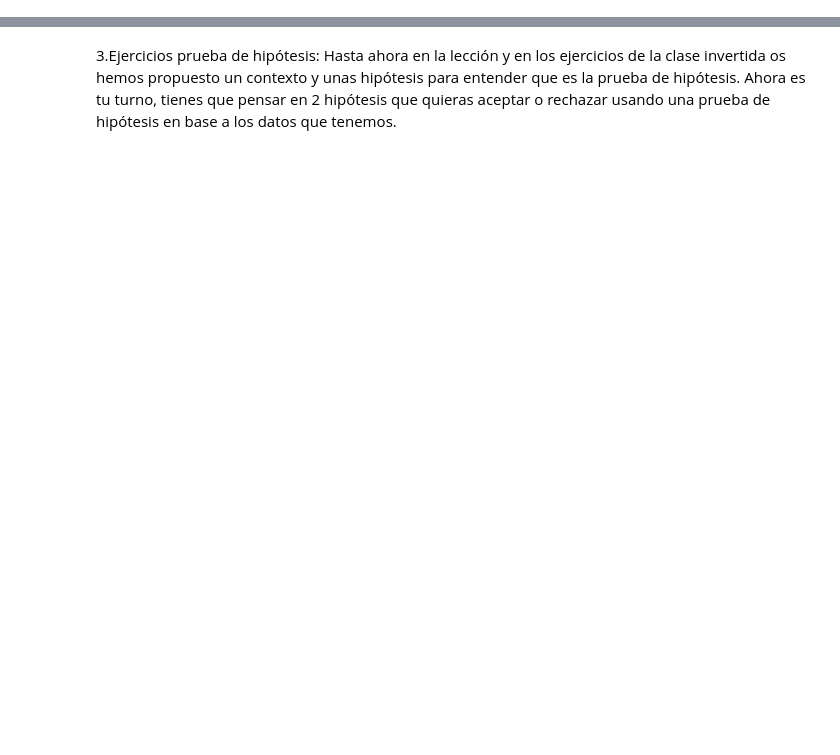
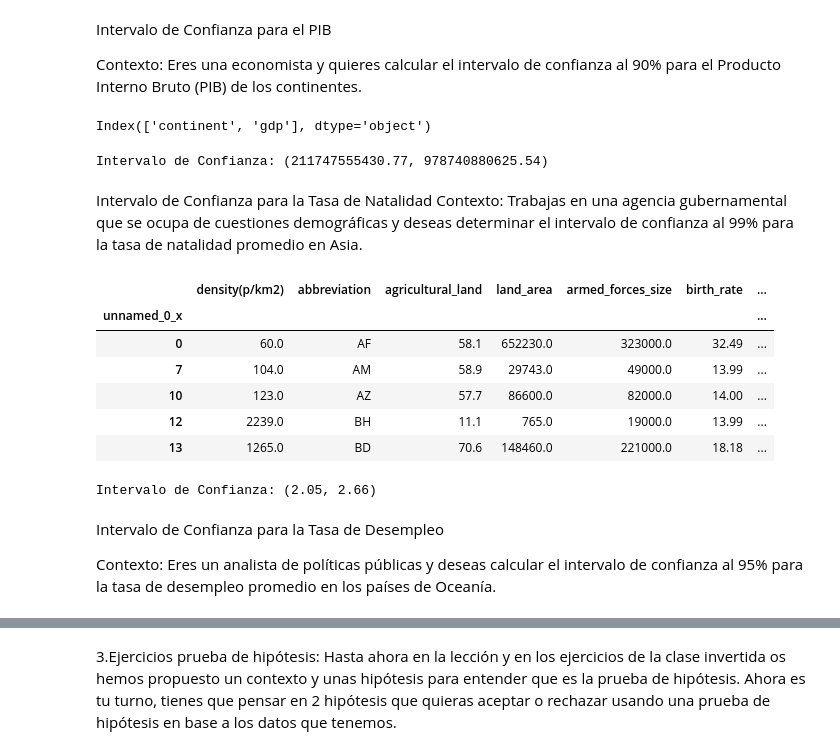
Before and after one commit to inesaag/Pair-Programming-Modulo-3-Sprint1-InesyMirna, a Jupyter notebook: pair_3_infe.ipynb, the cells around one changed output, grey strips where cells are left out. Saved outputs shown, nothing was run; the diff lists cells and outputs as text; code cells hidden in the pictures; blank space fills up the shorter version.

```diff
--- a/pair_3_infe.ipynb
+++ b/pair_3_infe.ipynb
@@ -80,0 +59,3 @@ Contexto: Trabajas en un ministerio de finanzas y deseas estimar el intervalo de
+# %%
+df = pd.read_csv("world_data_total_2.csv", index_col = 0)
+df.head()
@@ -80,0 +118,4 @@ Contexto: Trabajas en un ministerio de finanzas y deseas estimar el intervalo de
+# %% [markdown]
+Intervalo de Confianza para el PIB
+
+Contexto: Eres una economista y quieres calcular el intervalo de confianza al 90% para el Producto Interno Bruto (PIB) de los continentes.
@@ -80,0 +124,57 @@ Contexto: Trabajas en un ministerio de finanzas y deseas estimar el intervalo de
+# %%
+df2.columns
+# %% [output]
+Index(['continent', 'gdp'], dtype='object')
+# %%
+media = df2["gdp"].mean()
+
+error = stats.sem(df2["gdp"])
+
+nivel_confianza = 0.90
+
+grados_libertad = len(df2["gdp"]) - 1
+
+valor_critico = stats.t.ppf((1 + nivel_confianza) / 2, df=grados_libertad)
+
+limite_inferior = media - valor_critico * error
+limite_superior = media + valor_critico * error
+
+print(f"Intervalo de Confianza: ({np.round(limite_inferior, 2)}, {np.round(limite_superior, 2)})")
+# %% [output]
+Intervalo de Confianza: (211747555430.77, 978740880625.54)
+# %% [markdown]
+Intervalo de Confianza para la Tasa de Natalidad
+Contexto: Trabajas en una agencia gubernamental que se ocupa de cuestiones demográficas y deseas determinar el intervalo de confianza al 99% para la tasa de natalidad promedio en Asia.
+# %%
+df3 = df[df["continent"] == 'Asia']
+df4 = df3[df3["fertility_rate"].notnull()]
+df4.head()
+# %% [output]
+|  | density(p/km2) | abbreviation | agricultural_land | land_area | armed_forces_size | birth_rate | ... |
+| unnamed_0_x |  |  |  |  |  |  | ... |
+| 0 | 60.0 | AF | 58.1 | 652230.0 | 323000.0 | 32.49 | ... |
+| 7 | 104.0 | AM | 58.9 | 29743.0 | 49000.0 | 13.99 | ... |
+| 10 | 123.0 | AZ | 57.7 | 86600.0 | 82000.0 | 14.00 | ... |
+| 12 | 2239.0 | BH | 11.1 | 765.0 | 19000.0 | 13.99 | ... |
+| 13 | 1265.0 | BD | 70.6 | 148460.0 | 221000.0 | 18.18 | ... |
+# %%
+media = df4["fertility_rate"].mean()
+
+error = stats.sem(df4["fertility_rate"])
+
+nivel_confianza = 0.99
+
+grados_libertad = len(df4["fertility_rate"]) - 1
+
+valor_critico = stats.t.ppf((1 + nivel_confianza) / 2, df=grados_libertad)
+
+limite_inferior = media - valor_critico * error
+limite_superior = media + valor_critico * error
+
+print(f"Intervalo de Confianza: ({np.round(limite_inferior, 2)}, {np.round(limite_superior, 2)})")
+# %% [output]
+Intervalo de Confianza: (2.05, 2.66)
+# %% [markdown]
+Intervalo de Confianza para la Tasa de Desempleo
+
+Contexto: Eres un analista de políticas públicas y deseas calcular el intervalo de confianza al 95% para la tasa de desempleo promedio en los países de Oceanía.
```
Also changed, not shown: parts of 36 cells of this notebook, 1 other file.
